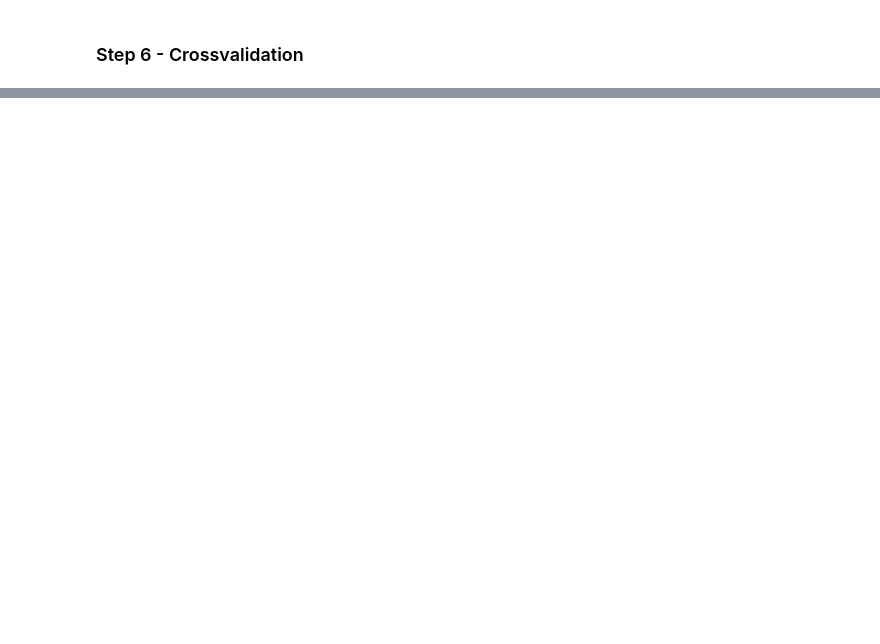
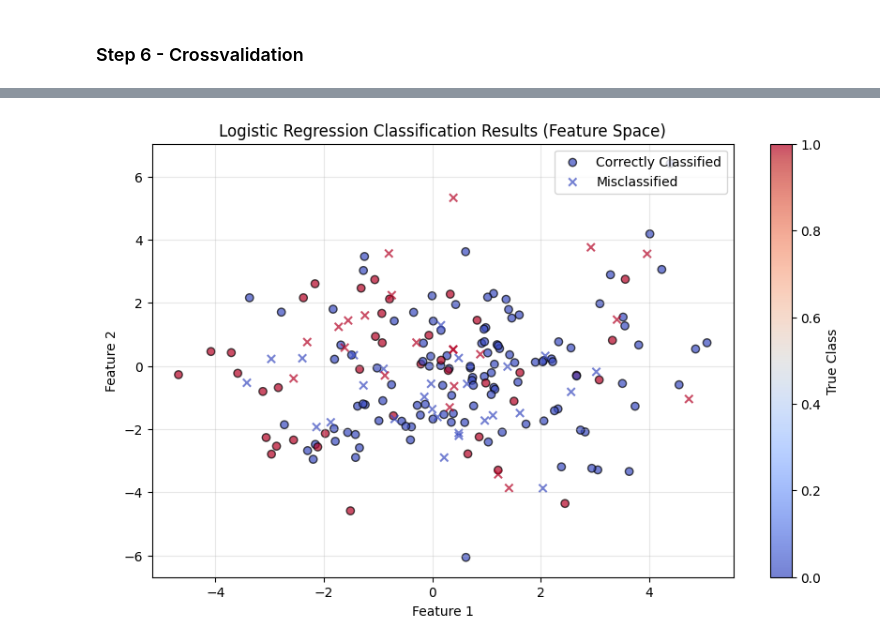
Before and after one commit to Niels-Engedal/GymTracker, a Jupyter notebook: Scripts/analysis_notebook.ipynb, the cells around one changed output, grey strips where cells are left out. Saved outputs shown, nothing was run; the diff lists cells and outputs as text; code cells hidden in the pictures; blank space fills up the shorter version.

Commit message:
Tried Logistic Regression (Got under 1.0 accuracy)

```diff
--- a/Scripts/analysis_notebook.ipynb
+++ b/Scripts/analysis_notebook.ipynb
@@ -477,7 +473,7 @@ def generate_synthetic_data(X, y, num_new_samples, noise_level=0.05):
 
 # Generate synthetic data
 num_new_samples = 1000  # Adjust as needed
-X_synthetic, y_synthetic = generate_synthetic_data(X, y, num_new_samples)
+X_synthetic, y_synthetic = generate_synthetic_data(X, y, num_new_samples, noise_level=1.75) # changing it to 1 makes LR model actually not have 100% accuracy
 
 # Combine original and synthetic data
 X_combined = np.vstack((X, X_synthetic))
@@ -618,0 +668,48 @@ Cross-Validation Accuracy (mean): 1.0000
+# %%
+# Choose two features to plot (adjust based on feature importance or interpretability)
+feature_1_index = 0  # Index of the first feature to plot
+feature_2_index = 1  # Index of the second feature to plot
+
+# Extract the chosen features
+X_test_feature_1 = X_test[:, feature_1_index]
+X_test_feature_2 = X_test[:, feature_2_index]
+
+# Step 1: Create the scatter plot
+plt.figure(figsize=(10, 6))
+
+# Plot correctly classified samples
+correct_indices = y_test == y_pred
+plt.scatter(
+    X_test_feature_1[correct_indices],
+    X_test_feature_2[correct_indices],
+    c=y_test[correct_indices],
+    cmap='coolwarm',
+    label='Correctly Classified',
+    edgecolor='k',
+    marker='o',
+    alpha=0.7
+)
+
+# Plot incorrectly classified samples
+incorrect_indices = y_test != y_pred
+plt.scatter(
+    X_test_feature_1[incorrect_indices],
+    X_test_feature_2[incorrect_indices],
+    c=y_test[incorrect_indices],
+    cmap='coolwarm',
+    label='Misclassified',
+    edgecolor='k',
+    marker='x',
+    alpha=0.7
+)
+
+# Step 2: Add plot details
+plt.title("Logistic Regression Classification Results (Feature Space)")
+plt.xlabel(f"Feature {feature_1_index + 1}")
+plt.ylabel(f"Feature {feature_2_index + 1}")
+plt.legend(loc='upper right')
+plt.colorbar(label='True Class')
+plt.grid(alpha=0.3)
+plt.show()
+# %% [output]
+[figure, added]
```
Also changed, not shown: parts of 10 cells of this notebook, 2 other files.
